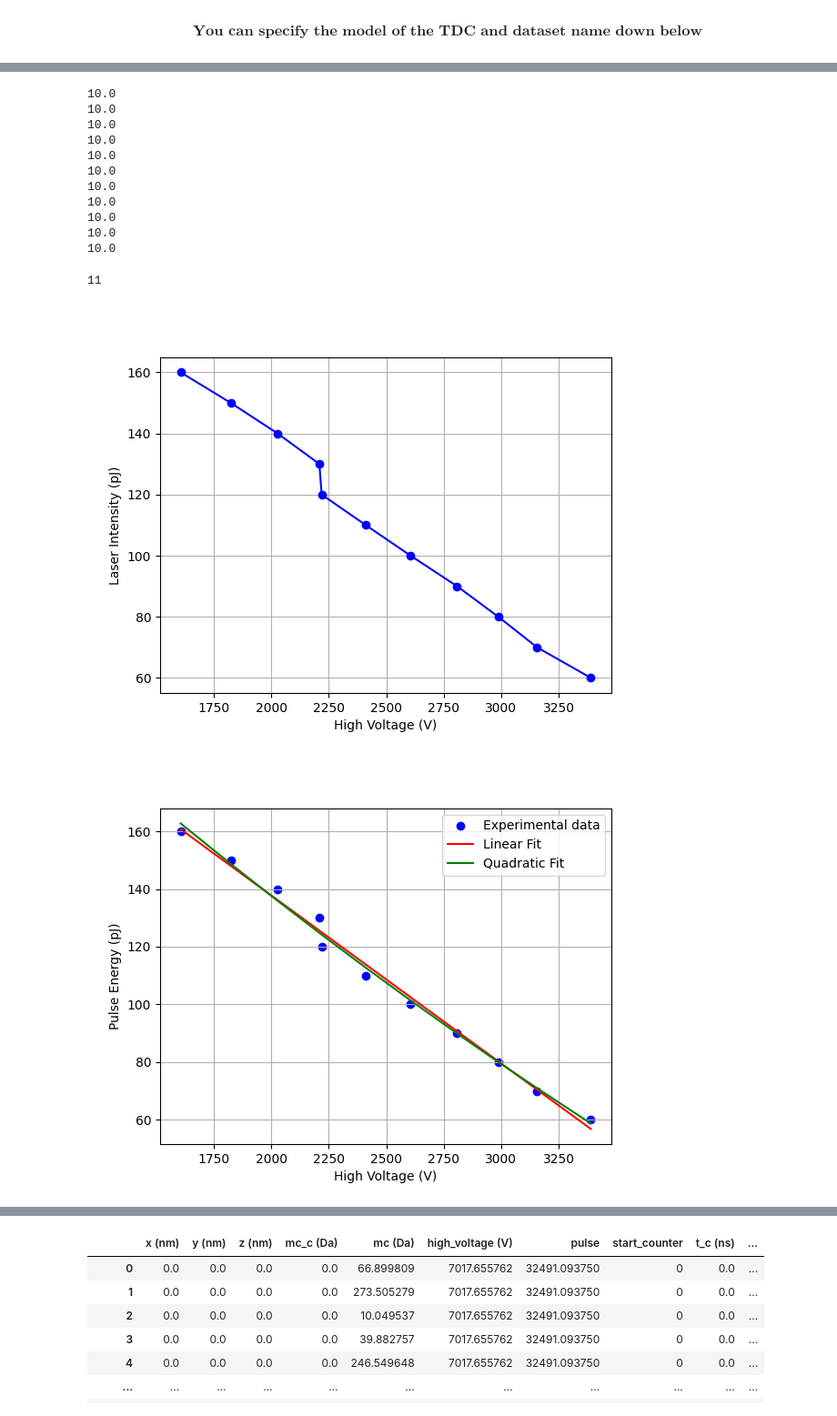
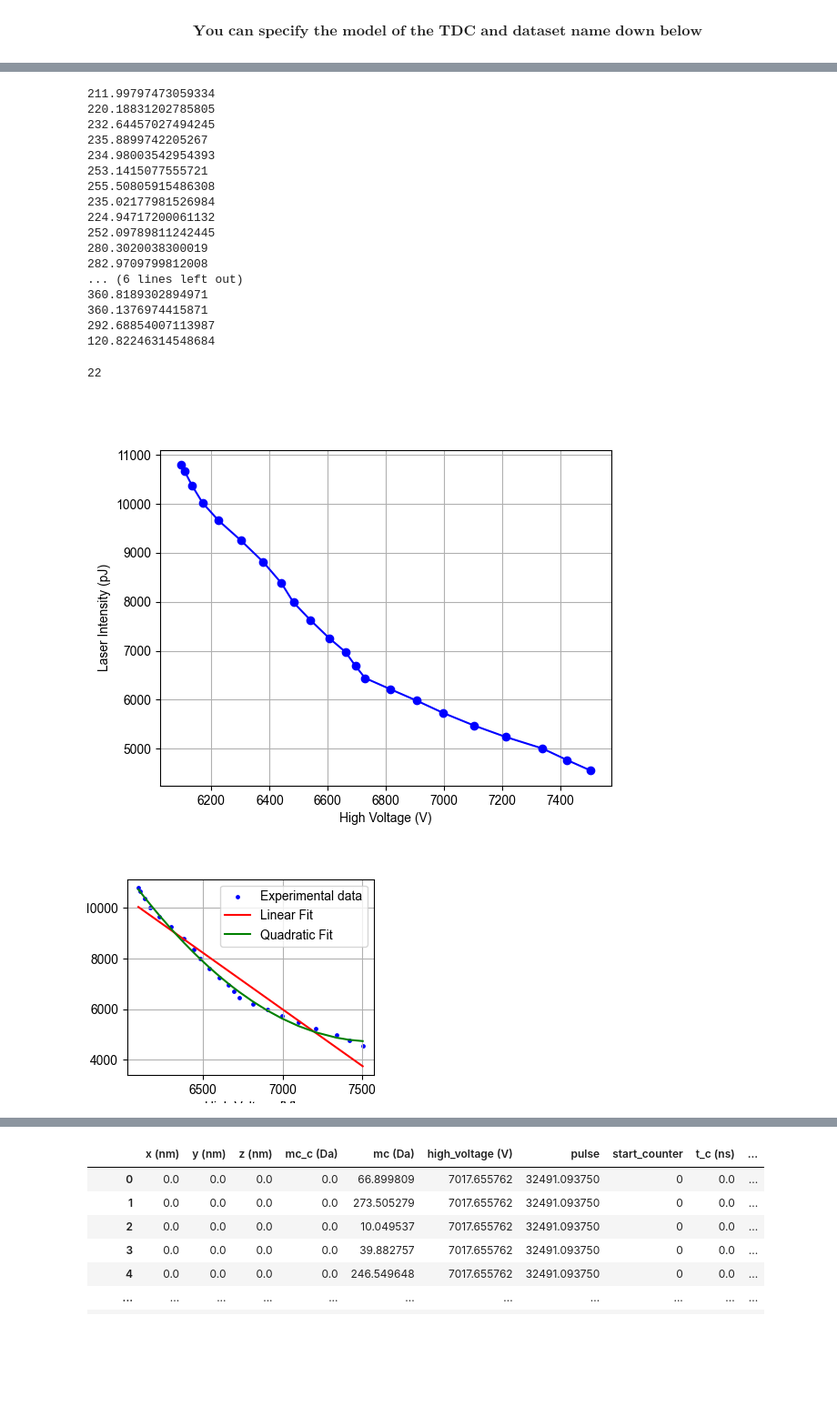
Before and after one commit to mmonajem/pyoxcart, a Jupyter notebook: pyccapt/calibration/tutorials/jupyter_files/z_laser_physics_experiment.ipynb, the cells around one changed output, grey strips where cells are left out. Shown at 91% size. Saved outputs shown, nothing was run; the diff lists cells and outputs as text; code cells hidden in the pictures; blank space fills up the shorter version.

```diff
--- a/pyccapt/calibration/tutorials/jupyter_files/z_laser_physics_experiment.ipynb
+++ b/pyccapt/calibration/tutorials/jupyter_files/z_laser_physics_experiment.ipynb
@@ -167,25 +167,31 @@ Total number of Ions: 549703
 # data['pulse (deg)'] = (dld_laserIntensity*1000) / (4*4*np.pi)
 # %%
 # the difference that we have between laser intensity
-intensity = data['pulse'].to_numpy()
+intensity = data['pulse'].to_numpy() * 1e12
 new_intensity = np.unique(intensity)
 for i in range(len(new_intensity)):
     if i+1 < len(new_intensity):
         print(new_intensity[i+1] - new_intensity[i])
 # %% [output]
-10.0
-10.0
-10.0
-10.0
-10.0
-10.0
-10.0
-10.0
-10.0
-10.0
-10.0
+211.99797473059334
+220.18831202785805
+232.64457027494245
+235.8899742205267
+234.98003542954393
+253.1415077555721
+255.50805915486308
+235.02177981526984
+224.94717200061132
+252.09789811242445
+280.3020038300019
+282.9709799812008
+... (6 lines left out)
+360.8189302894971
+360.1376974415871
+292.68854007113987
+120.82246314548684
 # %%
-intensity = data['pulse'].to_numpy()
+intensity = data['pulse'].to_numpy() * 1e12
 dc_voltage = data['high_voltage (V)'].to_numpy()
 def find_step_changes(array):
     step_changes = []
@@ -240,8 +246,8 @@ plt.ylabel('Laser Intensity (pJ)')
 plt.grid(True)
 plt.show()
 # %% [output]
-11
+22
-[figure, old version]
+[figure, new version]
 # %%
 import numpy as np
 import matplotlib.pyplot as plt
@@ -271,38 +277,41 @@ def linear_func_log(x, a, b):
     return a * x + b
 
 def quadratic_func_log(x, a, b, c):
     return a * x**2 + b * x + c
 
 # Fit linear function for both ranges
 params_linear_log_1, _ = curve_fit(linear_func_log, voltage_means_1, log_intensity_values_1)
 # params_linear_log_2, _ = curve_fit(linear_func_log, voltage_means_2, log_intensity_values_2)
 
 # Fit quadratic function for both ranges
 params_quadratic_log_1, _ = curve_fit(quadratic_func_log, voltage_means_1, log_intensity_values_1)
 # params_quadratic_log_2, _ = curve_fit(quadratic_func_log, voltage_means_2, log_intensity_values_2)
 
 # Plotting on the original scale
-fig, ax = plt.subplots()
+fig, ax = plt.subplots(figsize=(3.5,2.8))
 
 # Plotting for the first range (0 to 19)
-plt.scatter(voltage_means_1, intensity_values_1, label='Experimental data', color='b')
+plt.scatter(voltage_means_1, intensity_values_1, label='Experimental data', color='b', s=6)
 plt.plot(voltage_means_1, linear_func_log(voltage_means_1, *params_linear_log_1), label='Linear Fit', color='r')
 plt.plot(voltage_means_1, quadratic_func_log(voltage_means_1, *params_quadratic_log_1), label='Quadratic Fit', color='g')
 
 # Plotting for the second range (20 to the end)
 # plt.scatter(voltage_means_2, intensity_values_2, label='Experimental data (8-end)', color='c')
 # plt.plot(voltage_means_2, linear_func_log(voltage_means_2, *params_linear_log_2), label='Linear Fit (8-end)', color='m')
 # plt.plot(voltage_means_2, quadratic_func_log(voltage_means_2, *params_quadratic_log_2), label='Quadratic Fit (8-end)', color='y')
 
 # plt.yscale('log')  # Set y-axis to logarithmic scale
-plt.xlabel('High Voltage (V)', fontsize=10)
-plt.ylabel('Pulse Energy (pJ)', fontsize=10)
+plt.xlabel('High Voltage [V]', fontsize=10)
+plt.ylabel('Pulse Energy [pJ]', fontsize=10)
 plt.legend(fontsize=10)
 plt.grid(True)
+rcParams['font.sans-serif'] = ['Arial']
 rcParams['svg.fonttype'] = 'none'
-plt.savefig(variables.result_path + "fs_intensity_vs_voltage.png", format="png", dpi=600)
-plt.savefig(variables.result_path + "fs_intensity_vs_voltage.svg", format="svg", dpi=600)
+plt.savefig(variables.result_path + "fs_PE_vs_voltage.png", format="png", dpi=600)
+plt.savefig(variables.result_path + "fs_PE_vs_voltage.svg", format="svg", dpi=600)
+# plt.savefig(variables.result_path + "fs_intensity_vs_voltage.png", format="png", dpi=600)
+# plt.savefig(variables.result_path + "fs_intensity_vs_voltage.svg", format="svg", dpi=600)
 plt.show()
 # %% [output]
-[figure, old version]
+[figure, new version]
 # %%
```
Also changed, not shown: parts of 5 cells of this notebook, 5 other files.
